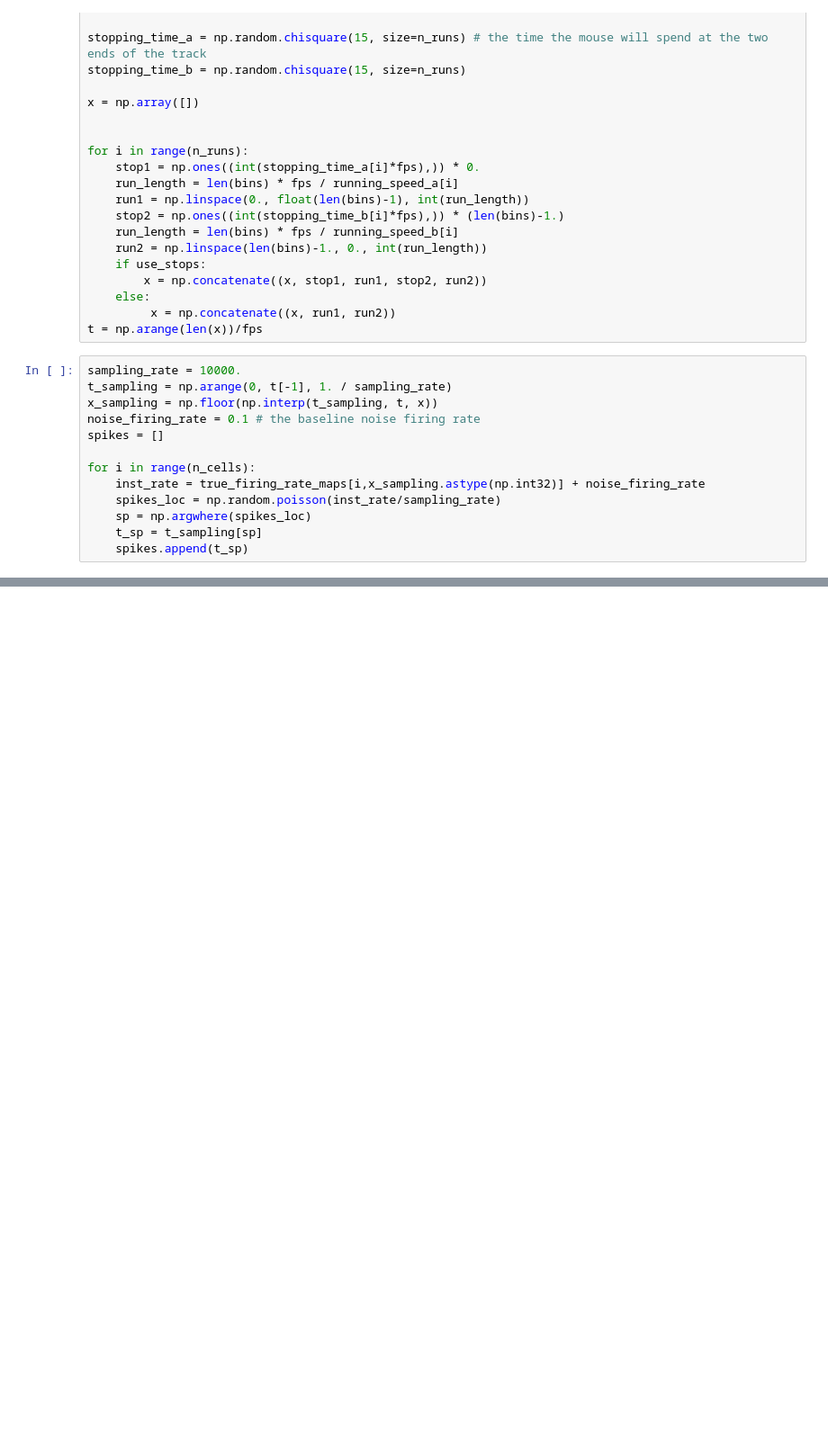
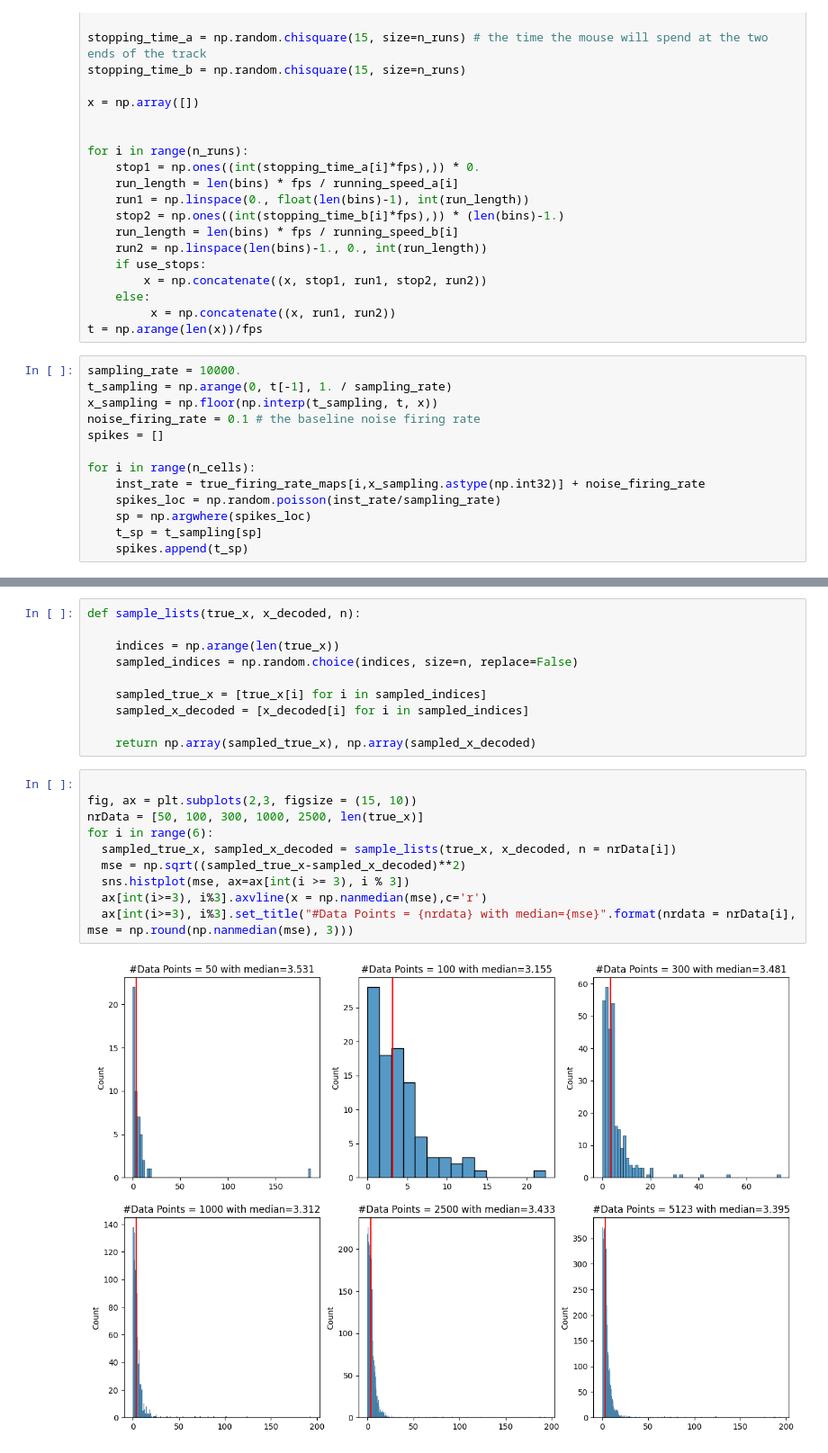
Before and after one commit to xamweil/population-methods, a Jupyter notebook: 01-bayes-decoding/exercises.ipynb, the cells around one changed output, grey strips where cells are left out. Shown at 90% size. Saved outputs shown, nothing was run; the diff lists cells and outputs as text; blank space fills up the shorter version.

```diff
--- a/01-bayes-decoding/exercises.ipynb
+++ b/01-bayes-decoding/exercises.ipynb
@@ -120,0 +158,22 @@ with open('data/'+file_name,'wb') as f:
+# %%
+def sample_lists(true_x, x_decoded, n):
+
+    indices = np.arange(len(true_x))
+    sampled_indices = np.random.choice(indices, size=n, replace=False)
+
+    sampled_true_x = [true_x[i] for i in sampled_indices]
+    sampled_x_decoded = [x_decoded[i] for i in sampled_indices]
+
+    return np.array(sampled_true_x), np.array(sampled_x_decoded)
+# %%
+
+fig, ax = plt.subplots(2,3, figsize = (15, 10))
+nrData = [50, 100, 300, 1000, 2500, len(true_x)]
+for i in range(6):
+  sampled_true_x, sampled_x_decoded = sample_lists(true_x, x_decoded, n = nrData[i])
+  mse = np.sqrt((sampled_true_x-sampled_x_decoded)**2)
+  sns.histplot(mse, ax=ax[int(i >= 3), i % 3])
+  ax[int(i>=3), i%3].axvline(x = np.nanmedian(mse),c='r')
+  ax[int(i>=3), i%3].set_title("#Data Points = {nrdata} with median={mse}".format(nrdata = nrData[i], mse = np.round(np.nanmedian(mse), 3)))
+# %% [output]
+[figure, added]
```
Also changed, not shown: parts of 38 cells of this notebook.
